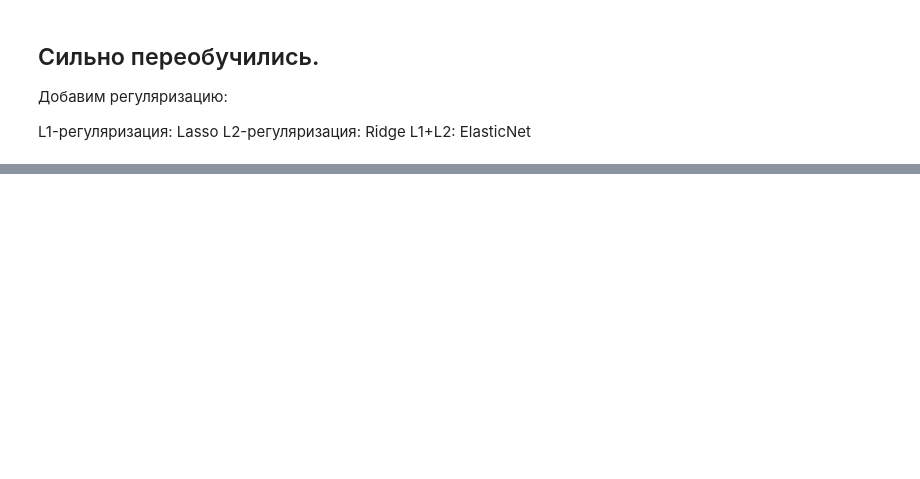
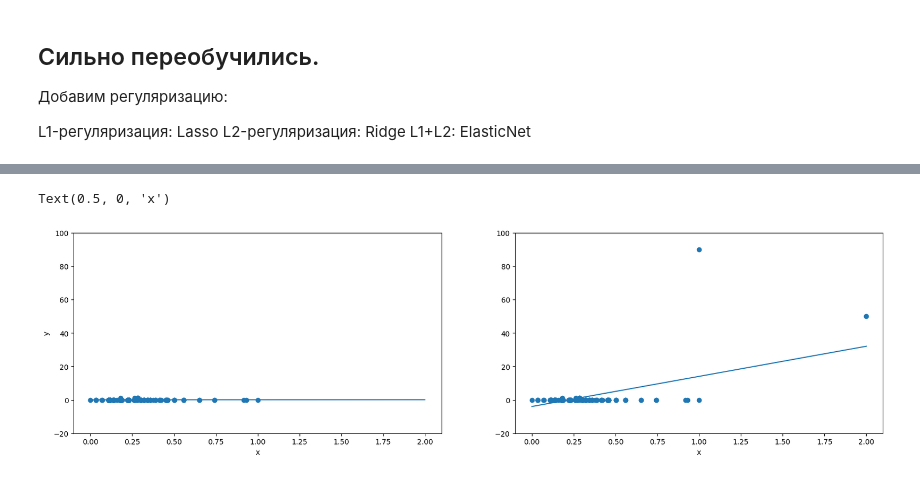
Before and after one commit to AlexeyTri/SemMed_fall25, a Jupyter notebook: Seminar1/SemMed1_fall25.ipynb, the cells around one changed output, grey strips where cells are left out. Drawn from its saved outputs; the diff is of its cells as text; code cells hidden in the pictures; blank space fills up the shorter version.

```diff
--- a/Seminar1/SemMed1_fall25.ipynb
+++ b/Seminar1/SemMed1_fall25.ipynb
@@ -72,0 +267,3 @@ from sklearn.model_selection import GridSearchCV
+# %%
+X_subset = X[[7, 15]].values
+X_subset_modified = np.vstack((X_subset, [[1, 90], [2, 50]]))
@@ -72,0 +290,22 @@ from sklearn.model_selection import GridSearchCV
+# %%
+def scatter_points_and_plot_line_MSE(X_subset):
+    plt.scatter(X_subset[:, 0], X_subset[:, 1])   # визуализируем точки
+    lr = LR()
+    lr.fit(X_subset[:, 0][:, np.newaxis], X_subset[:, 1])  # найдем веса линейной модели
+    grid = np.linspace(0, 2, 100)
+    line = lr.predict(grid[:, np.newaxis])
+    plt.plot(grid, line)   # визуализируем прямую
+# %%
+plt.figure(figsize=(20, 5))
+plt.subplot(1, 2, 1)
+scatter_points_and_plot_line_MSE(X_subset)
+plt.ylim(-20, 100)
+plt.xlabel("x")
+plt.ylabel("y")
+plt.subplot(1, 2, 2)
+scatter_points_and_plot_line_MSE(X_subset_modified)
+plt.ylim(-20, 100)
+plt.xlabel("x")
+# %% [output]
+Text(0.5, 0, 'x')
+[figure, added]
```
Also changed, not shown: parts of 36 cells of this notebook.
